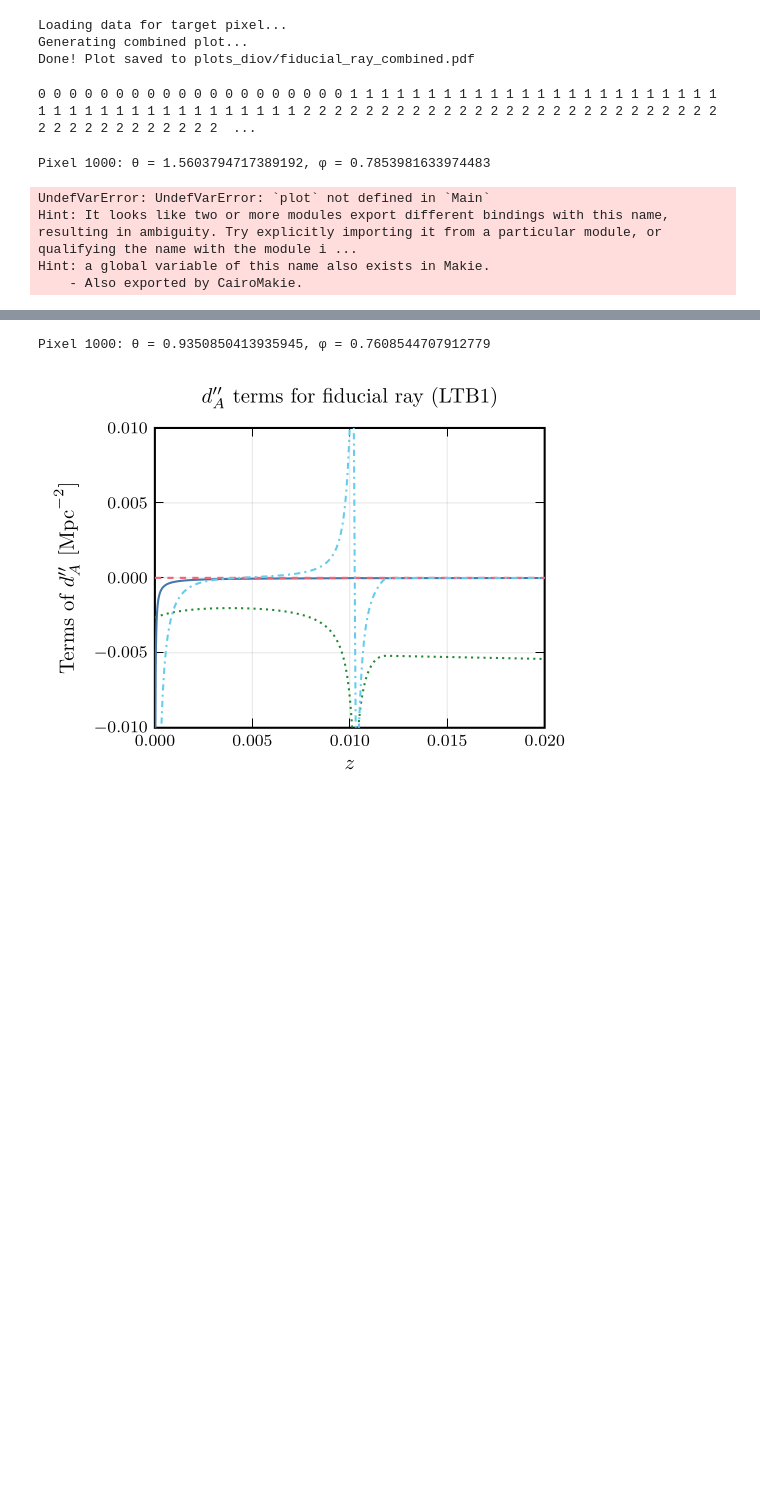
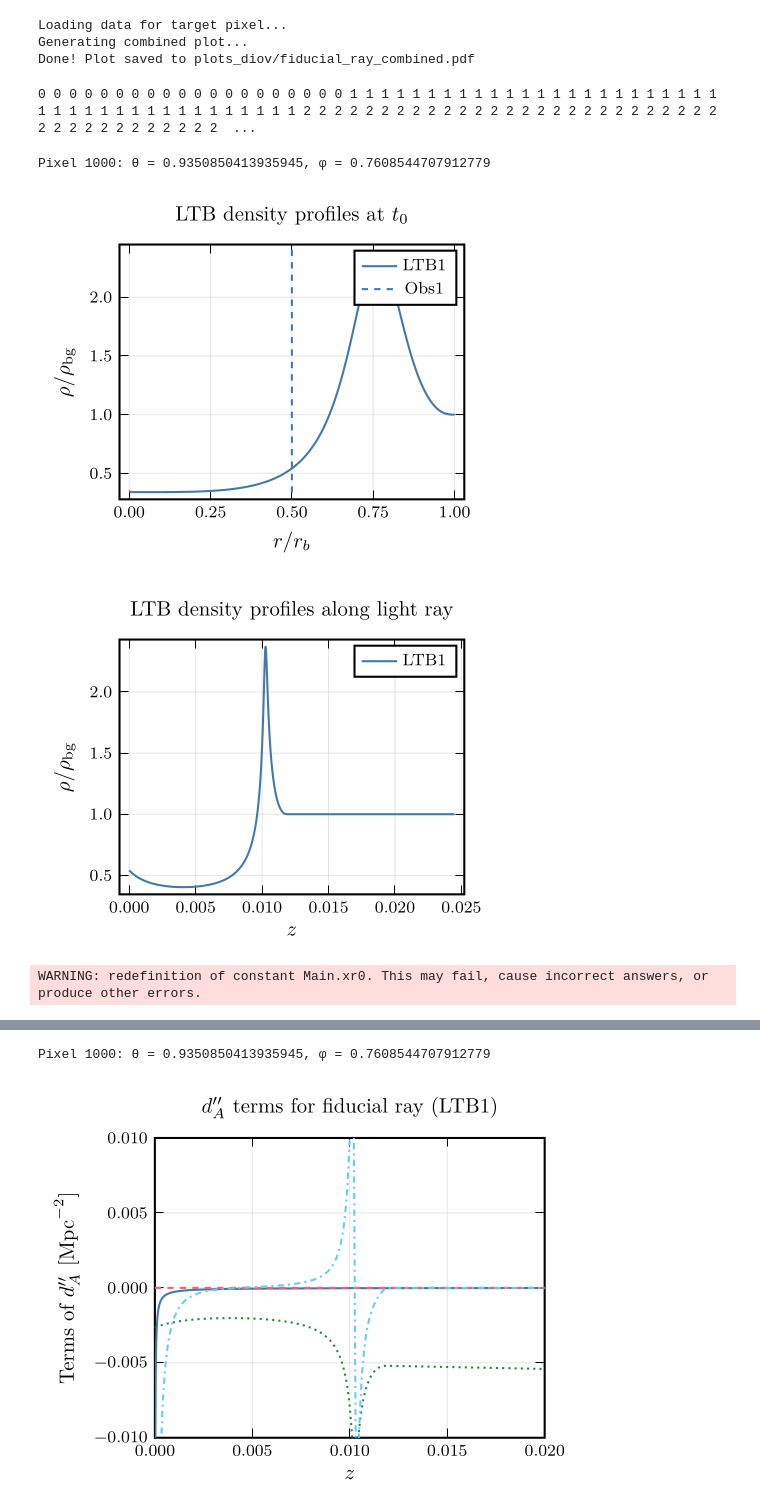
Before and after one commit to jbb42/cosmography, a Jupyter notebook: rho_n_flrw.ipynb, the cells around one changed output, grey strips where cells are left out. Drawn from its saved outputs; the diff is of its cells as text; code cells hidden in the pictures; blank space fills up the shorter version.

```diff
--- a/rho_n_flrw.ipynb
+++ b/rho_n_flrw.ipynb
@@ -637,41 +637,40 @@ Plots.default(
     legendfont = font(8, "Computer Modern"),
     size       = (300, 240),
     linewidth  = 1,
     legend     = :topleft
 )
 
 pgfplotsx()
 
 push!(PGFPlotsX.CUSTOM_PREAMBLE, "\\usepackage{amsmath}")
 
 using PlotUtils
 tol_colors = PlotUtils.palette(:tol_bright)
 line_colors = repeat(
     [
         tol_colors[1],
         tol_colors[2],
         tol_colors[3],
         tol_colors[5],
         tol_colors[4]
     ],
     outer = 1
 )
 
-prhor = plot(r_grid, ρ.(t_0, r_grid)/(rho_bg * a_i^3 ./ a.(t_0).^3),
-    label=L"\text{LTB1}", xlabel=L"r" ,ylabel=L"\rho/\rho_\mathrm{bg}", title=L"\text{LTB density profiles at } t_0", color=line_colors[1], legend=:topright)
-vline!(prhor, [xr0], color=line_colors[1], linestyle=:dash, label="Obs1")
+prhor = plot(r_grid/r_b, ρ.(t_0, r_grid)/(rho_bg * a_i^3 ./ a.(t_0).^3),
+    label=L"\text{LTB1}", xlabel=L"r/r_b" ,ylabel=L"\rho/\rho_\mathrm{bg}", title=L"\text{LTB density profiles at } t_0", color=line_colors[1], legend=:topright)
+vline!(prhor, [xr0]/r_b, color=line_colors[1], linestyle=:dash, label="Obs1")
 display(prhor)
 
 # Density along light ray
 prho = plot(z_eval, ρ(xt.(λ_), xr.(λ_)) ./ (rho_bg * a_i^3 ./ a.(xt.(λ_)).^3),
     label=L"\text{LTB1}", xlabel=L"z", ylabel=L"\rho/\rho_\mathrm{bg}", title=L"\text{LTB density profiles along light ray}", color=line_colors[1], legend=:topright)
 display(prho)
 # %% [output]
-Pixel 1000: θ = 1.5603794717389192, φ = 0.7853981633974483
+Pixel 1000: θ = 0.9350850413935945, φ = 0.7608544707912779
+[figure, added]
+[figure, added]
-UndefVarError: UndefVarError: `plot` not defined in `Main`
-Hint: It looks like two or more modules export different bindings with this name, resulting in ambiguity. Try explicitly importing it from a particular module, or qualifying the name with the module i ...
-Hint: a global variable of this name also exists in Makie.
-    - Also exported by CairoMakie.
+WARNING: redefinition of constant Main.xr0. This may fail, cause incorrect answers, or produce other errors.
 # %%
 #import Pkg; Pkg.add.(["DifferentialEquations", "Plots", "LaTeXStrings", "PGFPlotsX", "Interpolations", "QuadGK", "ForwardDiff", "NPZ", "Healpix"])
 using DifferentialEquations
```
Also changed, not shown: parts of 1 cell of this notebook, 6 other files.
